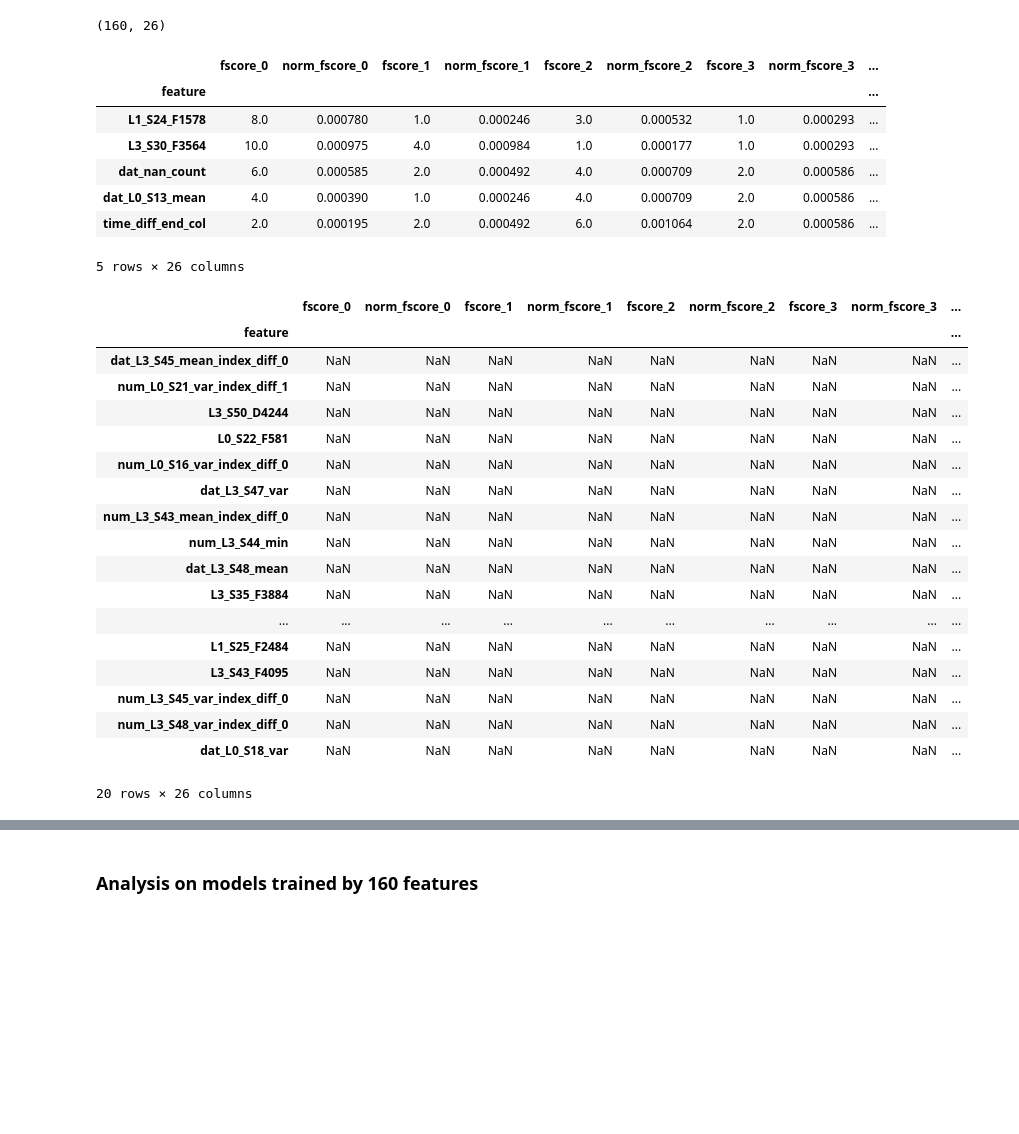
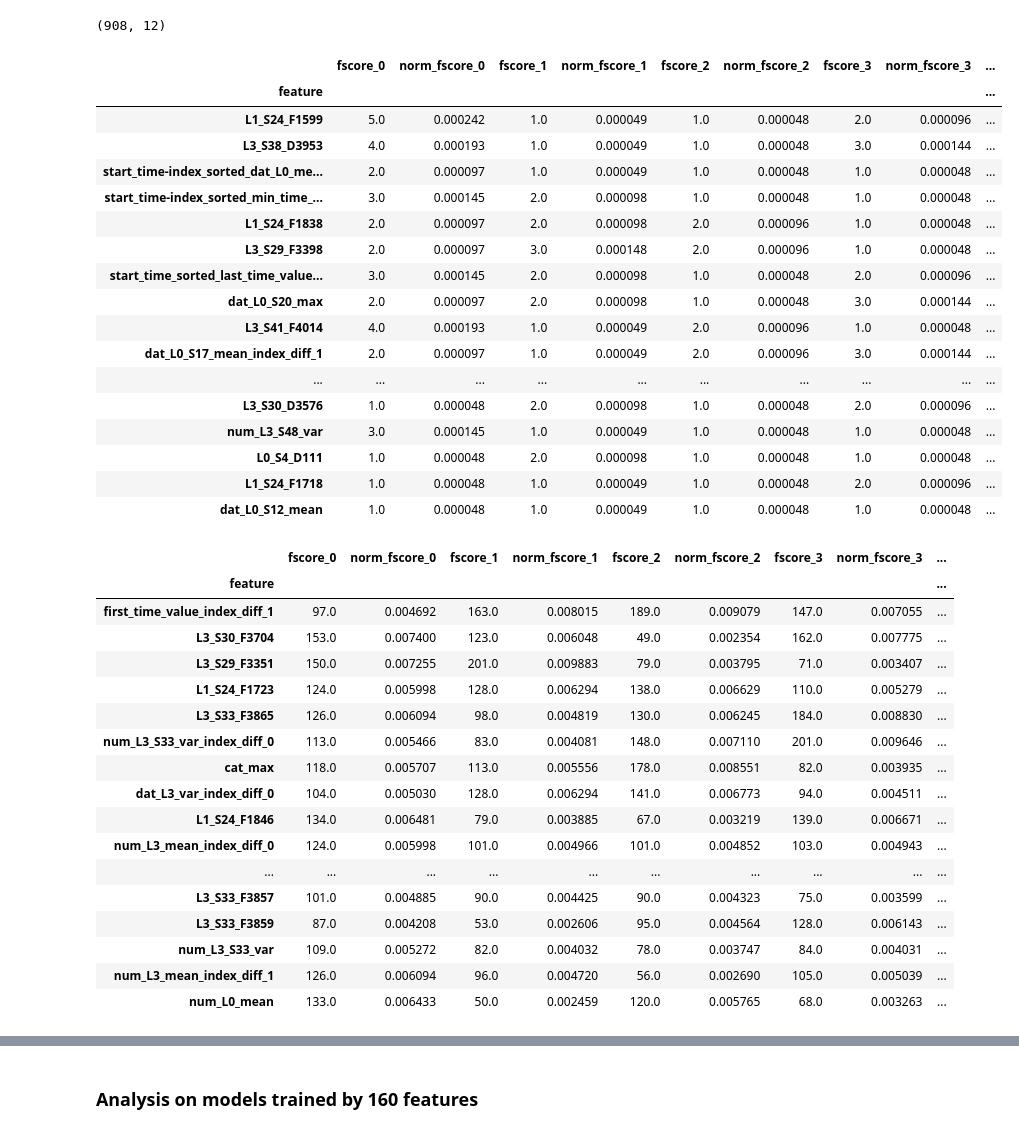
Before and after one commit to mengyx-work/ipyhon_notebooks, a Jupyter notebook: bosch_full_data_xgboost_feature_importance.ipynb, the cells around one changed output, grey strips where cells are left out. Drawn from its saved outputs; the diff is of its cells as text; code cells hidden in the pictures; blank space fills up the shorter version.

```diff
--- a/bosch_full_data_xgboost_feature_importance.ipynb
+++ b/bosch_full_data_xgboost_feature_importance.ipynb
@@ -13,7 +13,9 @@ matplotlib.style.use('ggplot')
 # %%
 #data_path = '/home/ymm/kaggle/bosch/full_data_FE_cross_fit_xgb_models/grid_search_FE_regular_with_id_xgb_models'
 #data_path = '/home/ymm/kaggle/xgboost_hyperopt/scripts/xgb_model_features_0'
-data_path = '/home/ymm/kaggle/bosch/full_data_FE_cross_fit_xgb_models/final_xgb_models/combined_xgb_models_038'
+#data_path = '/home/ymm/kaggle/bosch/full_data_FE_cross_fit_xgb_models/final_xgb_models/combined_xgb_models_038'
+
+data_path = '/home/ymm/kaggle/xgboost_hyperopt/scripts/subset_data/xgb_model_features'
 # %%
 def collect_feature_names(data_path, fea_name='feature', thres_name = None, thres = 10):
     csv_files = [f for f in os.listdir(data_path) if '.csv' in f]
@@ -149,37 +162,45 @@ nan_boolean_index = sorted_combined_imp.isnull().sum(axis=1) == 0
 nan_removed_df = sorted_combined_imp[nan_boolean_index]
 # %%
 print nan_removed_df.shape
-nan_removed_df.tail()
 # %% [output]
-(160, 26)
+(908, 12)
 |  | fscore_0 | norm_fscore_0 | fscore_1 | norm_fscore_1 | fscore_2 | norm_fscore_2 | fscore_3 | norm_fscore_3 | ... |
 | feature |  |  |  |  |  |  |  |  | ... |
-| L1_S24_F1578 | 8.0 | 0.000780 | 1.0 | 0.000246 | 3.0 | 0.000532 | 1.0 | 0.000293 | ... |
-| L3_S30_F3564 | 10.0 | 0.000975 | 4.0 | 0.000984 | 1.0 | 0.000177 | 1.0 | 0.000293 | ... |
-| dat_nan_count | 6.0 | 0.000585 | 2.0 | 0.000492 | 4.0 | 0.000709 | 2.0 | 0.000586 | ... |
-| dat_L0_S13_mean | 4.0 | 0.000390 | 1.0 | 0.000246 | 4.0 | 0.000709 | 2.0 | 0.000586 | ... |
-| time_diff_end_col | 2.0 | 0.000195 | 2.0 | 0.000492 | 6.0 | 0.001064 | 2.0 | 0.000586 | ... |
+| L1_S24_F1599 | 5.0 | 0.000242 | 1.0 | 0.000049 | 1.0 | 0.000048 | 2.0 | 0.000096 | ... |
+| L3_S38_D3953 | 4.0 | 0.000193 | 1.0 | 0.000049 | 1.0 | 0.000048 | 3.0 | 0.000144 | ... |
+| start_time-index_sorted_dat_L0_me... | 2.0 | 0.000097 | 1.0 | 0.000049 | 1.0 | 0.000048 | 1.0 | 0.000048 | ... |
+| start_time-index_sorted_min_time_... | 3.0 | 0.000145 | 2.0 | 0.000098 | 1.0 | 0.000048 | 1.0 | 0.000048 | ... |
+| L1_S24_F1838 | 2.0 | 0.000097 | 2.0 | 0.000098 | 2.0 | 0.000096 | 1.0 | 0.000048 | ... |
+| L3_S29_F3398 | 2.0 | 0.000097 | 3.0 | 0.000148 | 2.0 | 0.000096 | 1.0 | 0.000048 | ... |
+| start_time_sorted_last_time_value... | 3.0 | 0.000145 | 2.0 | 0.000098 | 1.0 | 0.000048 | 2.0 | 0.000096 | ... |
+| dat_L0_S20_max | 2.0 | 0.000097 | 2.0 | 0.000098 | 1.0 | 0.000048 | 3.0 | 0.000144 | ... |
+| L3_S41_F4014 | 4.0 | 0.000193 | 1.0 | 0.000049 | 2.0 | 0.000096 | 1.0 | 0.000048 | ... |
+| dat_L0_S17_mean_index_diff_1 | 2.0 | 0.000097 | 1.0 | 0.000049 | 2.0 | 0.000096 | 3.0 | 0.000144 | ... |
+| ... | ... | ... | ... | ... | ... | ... | ... | ... | ... |
+| L3_S30_D3576 | 1.0 | 0.000048 | 2.0 | 0.000098 | 1.0 | 0.000048 | 2.0 | 0.000096 | ... |
+| num_L3_S48_var | 3.0 | 0.000145 | 1.0 | 0.000049 | 1.0 | 0.000048 | 1.0 | 0.000048 | ... |
+| L0_S4_D111 | 1.0 | 0.000048 | 2.0 | 0.000098 | 1.0 | 0.000048 | 1.0 | 0.000048 | ... |
+| L1_S24_F1718 | 1.0 | 0.000048 | 1.0 | 0.000049 | 1.0 | 0.000048 | 2.0 | 0.000096 | ... |
+| dat_L0_S12_mean | 1.0 | 0.000048 | 1.0 | 0.000049 | 1.0 | 0.000048 | 1.0 | 0.000048 | ... |
-5 rows × 26 columns
-# %%
-sorted_combined_imp.tail(20)
-# %% [output]
-|  | fscore_0 | norm_fscore_0 | fscore_1 | norm_fscore_1 | fscore_2 | norm_fscore_2 | fscore_3 | norm_fscore_3 | ... |
-| feature |  |  |  |  |  |  |  |  | ... |
-| dat_L3_S45_mean_index_diff_0 | NaN | NaN | NaN | NaN | NaN | NaN | NaN | NaN | ... |
-| num_L0_S21_var_index_diff_1 | NaN | NaN | NaN | NaN | NaN | NaN | NaN | NaN | ... |
-| L3_S50_D4244 | NaN | NaN | NaN | NaN | NaN | NaN | NaN | NaN | ... |
-| L0_S22_F581 | NaN | NaN | NaN | NaN | NaN | NaN | NaN | NaN | ... |
-| num_L0_S16_var_index_diff_0 | NaN | NaN | NaN | NaN | NaN | NaN | NaN | NaN | ... |
-| dat_L3_S47_var | NaN | NaN | NaN | NaN | NaN | NaN | NaN | NaN | ... |
-| num_L3_S43_mean_index_diff_0 | NaN | NaN | NaN | NaN | NaN | NaN | NaN | NaN | ... |
-| num_L3_S44_min | NaN | NaN | NaN | NaN | NaN | NaN | NaN | NaN | ... |
-| dat_L3_S48_mean | NaN | NaN | NaN | NaN | NaN | NaN | NaN | NaN | ... |
-| L3_S35_F3884 | NaN | NaN | NaN | NaN | NaN | NaN | NaN | NaN | ... |
-| ... | ... | ... | ... | ... | ... | ... | ... | ... | ... |
-| L1_S25_F2484 | NaN | NaN | NaN | NaN | NaN | NaN | NaN | NaN | ... |
-| L3_S43_F4095 | NaN | NaN | NaN | NaN | NaN | NaN | NaN | NaN | ... |
-| num_L3_S45_var_index_diff_0 | NaN | NaN | NaN | NaN | NaN | NaN | NaN | NaN | ... |
-| num_L3_S48_var_index_diff_0 | NaN | NaN | NaN | NaN | NaN | NaN | NaN | NaN | ... |
-| dat_L0_S18_var | NaN | NaN | NaN | NaN | NaN | NaN | NaN | NaN | ... |
-20 rows × 26 columns
+# %%
+nan_removed_df.head(20)
+# %% [output]
+|  | fscore_0 | norm_fscore_0 | fscore_1 | norm_fscore_1 | fscore_2 | norm_fscore_2 | fscore_3 | norm_fscore_3 | ... |
+| feature |  |  |  |  |  |  |  |  | ... |
+| first_time_value_index_diff_1 | 97.0 | 0.004692 | 163.0 | 0.008015 | 189.0 | 0.009079 | 147.0 | 0.007055 | ... |
+| L3_S30_F3704 | 153.0 | 0.007400 | 123.0 | 0.006048 | 49.0 | 0.002354 | 162.0 | 0.007775 | ... |
+| L3_S29_F3351 | 150.0 | 0.007255 | 201.0 | 0.009883 | 79.0 | 0.003795 | 71.0 | 0.003407 | ... |
+| L1_S24_F1723 | 124.0 | 0.005998 | 128.0 | 0.006294 | 138.0 | 0.006629 | 110.0 | 0.005279 | ... |
+| L3_S33_F3865 | 126.0 | 0.006094 | 98.0 | 0.004819 | 130.0 | 0.006245 | 184.0 | 0.008830 | ... |
+| num_L3_S33_var_index_diff_0 | 113.0 | 0.005466 | 83.0 | 0.004081 | 148.0 | 0.007110 | 201.0 | 0.009646 | ... |
+| cat_max | 118.0 | 0.005707 | 113.0 | 0.005556 | 178.0 | 0.008551 | 82.0 | 0.003935 | ... |
+| dat_L3_var_index_diff_0 | 104.0 | 0.005030 | 128.0 | 0.006294 | 141.0 | 0.006773 | 94.0 | 0.004511 | ... |
+| L1_S24_F1846 | 134.0 | 0.006481 | 79.0 | 0.003885 | 67.0 | 0.003219 | 139.0 | 0.006671 | ... |
+| num_L3_mean_index_diff_0 | 124.0 | 0.005998 | 101.0 | 0.004966 | 101.0 | 0.004852 | 103.0 | 0.004943 | ... |
+| ... | ... | ... | ... | ... | ... | ... | ... | ... | ... |
+| L3_S33_F3857 | 101.0 | 0.004885 | 90.0 | 0.004425 | 90.0 | 0.004323 | 75.0 | 0.003599 | ... |
+| L3_S33_F3859 | 87.0 | 0.004208 | 53.0 | 0.002606 | 95.0 | 0.004564 | 128.0 | 0.006143 | ... |
+| num_L3_S33_var | 109.0 | 0.005272 | 82.0 | 0.004032 | 78.0 | 0.003747 | 84.0 | 0.004031 | ... |
+| num_L3_mean_index_diff_1 | 126.0 | 0.006094 | 96.0 | 0.004720 | 56.0 | 0.002690 | 105.0 | 0.005039 | ... |
+| num_L0_mean | 133.0 | 0.006433 | 50.0 | 0.002459 | 120.0 | 0.005765 | 68.0 | 0.003263 | ... |
 # %%
```
Also changed, not shown: parts of 19 cells of this notebook, 5 other files.
